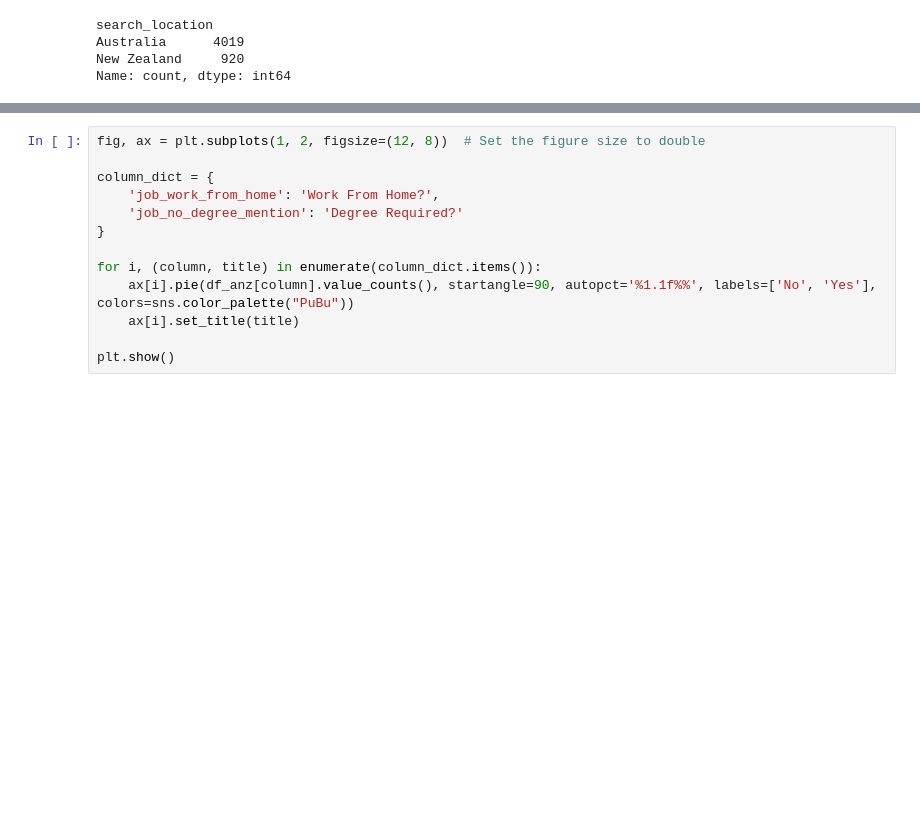
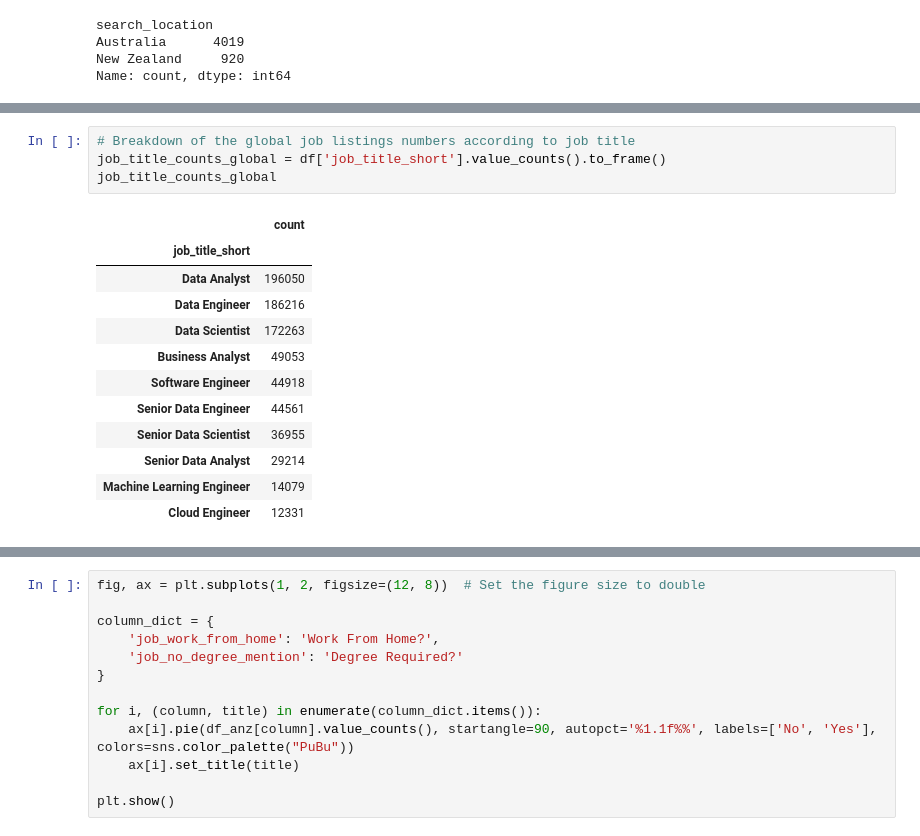
Before and after one commit to gayanadasooriya/Data-Job-Skills-Analysis-, a Jupyter notebook: python_project/job_skills_eda.ipynb, the cells around one changed output, grey strips where cells are left out. Drawn from its saved outputs; the diff is of its cells as text; blank space fills up the shorter version.

```diff
--- a/python_project/job_skills_eda.ipynb
+++ b/python_project/job_skills_eda.ipynb
@@ -162,0 +163,17 @@ plt.show()
+# %%
+# Breakdown of the global job listings numbers according to job title
+job_title_counts_global = df['job_title_short'].value_counts().to_frame()
+job_title_counts_global
+# %% [output]
+|  | count |
+| job_title_short |  |
+| Data Analyst | 196050 |
+| Data Engineer | 186216 |
+| Data Scientist | 172263 |
+| Business Analyst | 49053 |
+| Software Engineer | 44918 |
+| Senior Data Engineer | 44561 |
+| Senior Data Scientist | 36955 |
+| Senior Data Analyst | 29214 |
+| Machine Learning Engineer | 14079 |
+| Cloud Engineer | 12331 |
```
Also changed, not shown: parts of 5 cells of this notebook, 1 other file.
